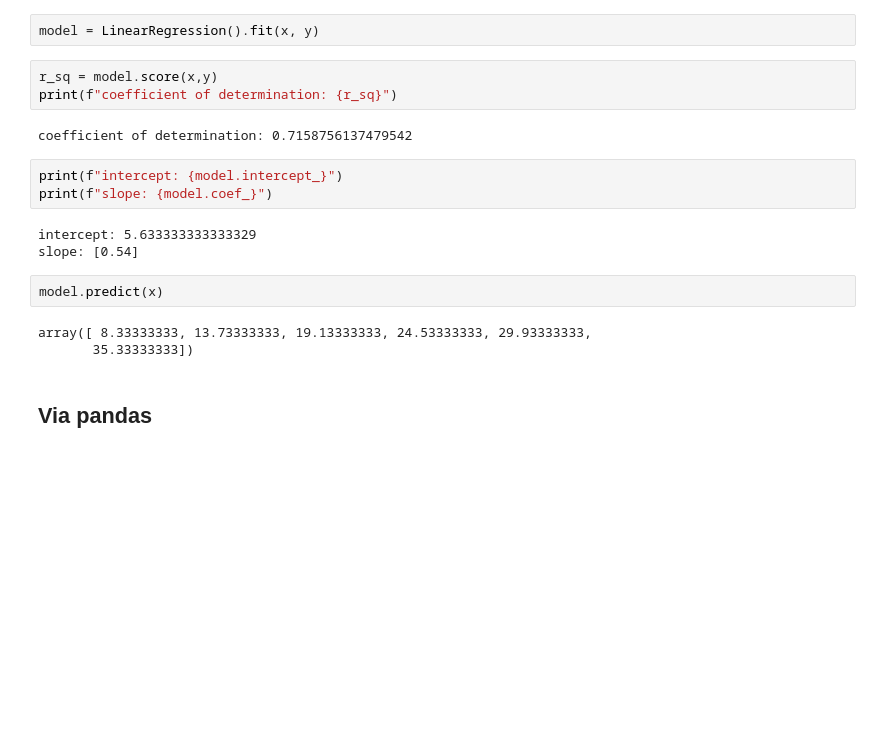
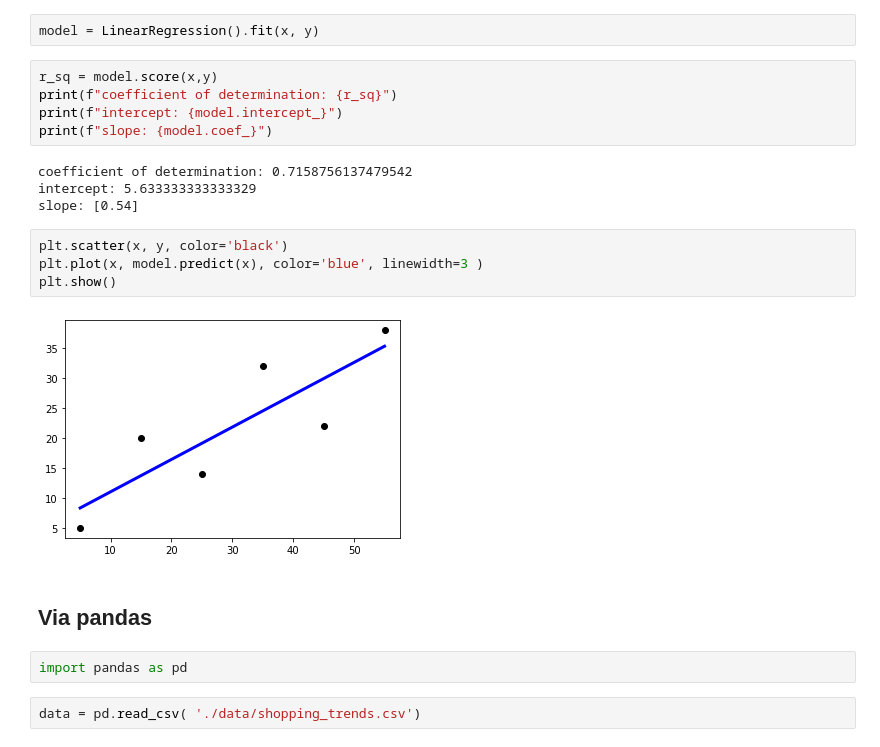
Before and after one commit to ravi-donepudi/algorithm-examples, a Jupyter notebook: Linear Regression.ipynb, the cells around one changed output. Drawn from its saved outputs; the diff is of its cells as text; blank space fills up the shorter version.

```diff
--- a/Linear Regression.ipynb
+++ b/Linear Regression.ipynb
@@ -13,18 +14,21 @@ model = LinearRegression().fit(x, y)
 # %%
 r_sq = model.score(x,y)
 print(f"coefficient of determination: {r_sq}")
+print(f"intercept: {model.intercept_}")
+print(f"slope: {model.coef_}")
 # %% [output]
 coefficient of determination: 0.7158756137479542
+intercept: 5.633333333333329
+slope: [0.54]
-# %%
-print(f"intercept: {model.intercept_}")
-print(f"slope: {model.coef_}")
-# %% [output]
-intercept: 5.633333333333329
-slope: [0.54]
-# %%
-model.predict(x)
-# %% [output]
-array([ 8.33333333, 13.73333333, 19.13333333, 24.53333333, 29.93333333,
-       35.33333333])
+# %%
+plt.scatter(x, y, color='black')
+plt.plot(x, model.predict(x), color='blue', linewidth=3 )
+plt.show()
+# %% [output]
+[figure, added]
 # %% [markdown]
 ## Via pandas
+# %%
+import pandas as pd
+# %%
+data = pd.read_csv( './data/shopping_trends.csv')
```
Also changed, not shown: parts of 21 cells of this notebook, 7 other files.
